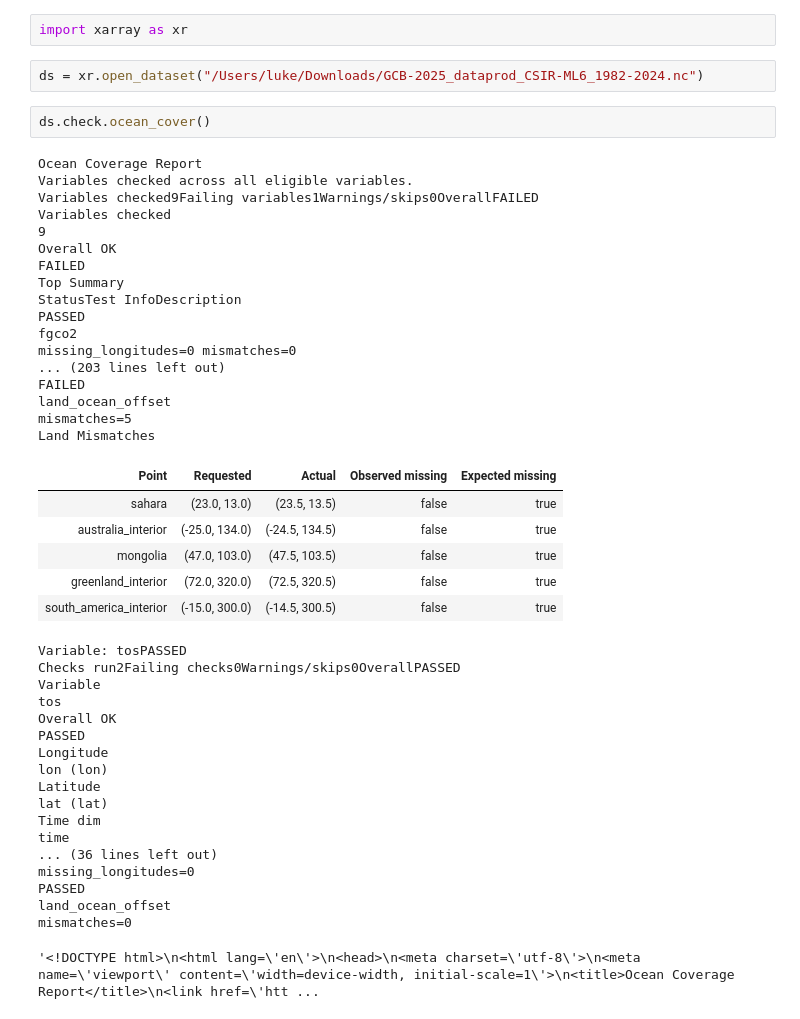
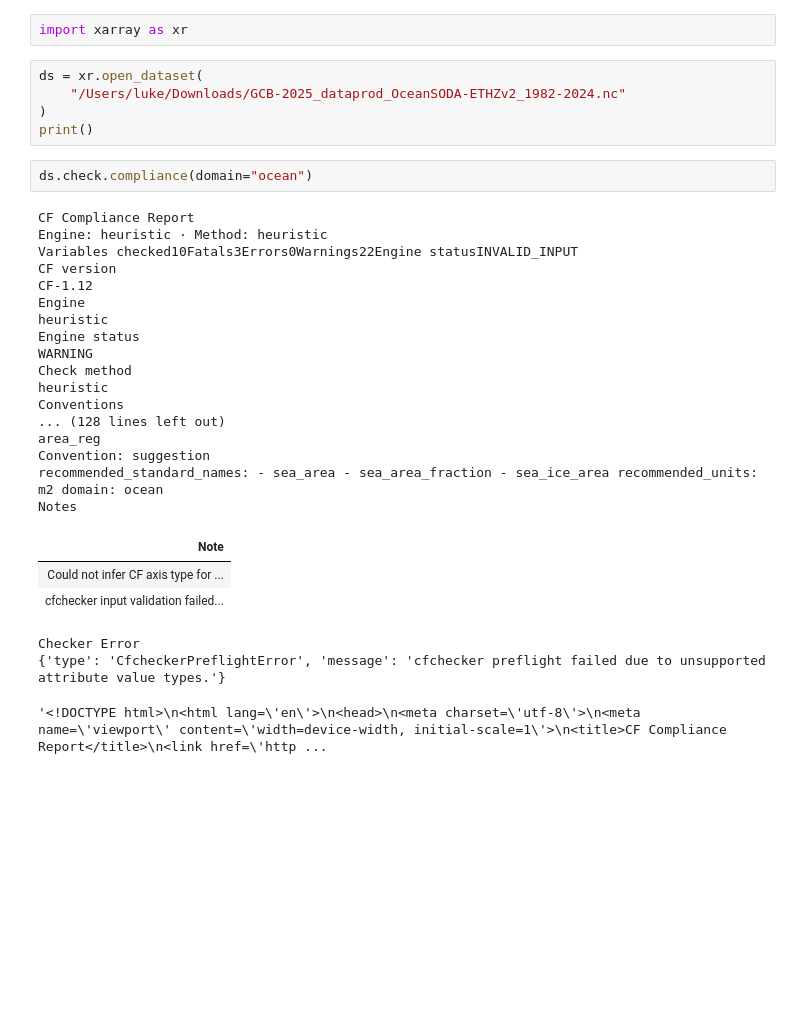
Before and after one commit to lukegre/nc-check, a Jupyter notebook: test.ipynb, the cells around one changed output. Cells and saved outputs as stored; diff of their text form; blank space fills up the shorter version.

```diff
--- a/test.ipynb
+++ b/test.ipynb
@@ -1,48 +1,33 @@
 # %%
 import xarray as xr
 # %%
-ds = xr.open_dataset("/Users/luke/Downloads/GCB-2025_dataprod_CSIR-ML6_1982-2024.nc")
+ds = xr.open_dataset(
+    "/Users/luke/Downloads/GCB-2025_dataprod_OceanSODA-ETHZv2_1982-2024.nc"
+)
+print()
 # %%
-ds.check.ocean_cover()
+ds.check.compliance(domain="ocean")
 # %% [output]
-Ocean Coverage Report
-Variables checked across all eligible variables.
-Variables checked9Failing variables1Warnings/skips0OverallFAILED
-Variables checked
-9
-Overall OK
-FAILED
-Top Summary
-StatusTest InfoDescription
-PASSED
-fgco2
-missing_longitudes=0 mismatches=0
-... (203 lines left out)
-FAILED
-land_ocean_offset
-mismatches=5
-Land Mismatches
+CF Compliance Report
+Engine: heuristic · Method: heuristic
+Variables checked10Fatals3Errors0Warnings22Engine statusINVALID_INPUT
+CF version
+CF-1.12
+Engine
+heuristic
+Engine status
+WARNING
+Check method
+heuristic
+Conventions
+... (128 lines left out)
+area_reg
+Convention: suggestion
+recommended_standard_names: - sea_area - sea_area_fraction - sea_ice_area recommended_units: m2 domain: ocean
+Notes
-| Point | Requested | Actual | Observed missing | Expected missing |
-| sahara | (23.0, 13.0) | (23.5, 13.5) | false | true |
-| australia_interior | (-25.0, 134.0) | (-24.5, 134.5) | false | true |
-| mongolia | (47.0, 103.0) | (47.5, 103.5) | false | true |
-| greenland_interior | (72.0, 320.0) | (72.5, 320.5) | false | true |
-| south_america_interior | (-15.0, 300.0) | (-14.5, 300.5) | false | true |
+| Note |
+| Could not infer CF axis type for ... |
+| cfchecker input validation failed... |
-Variable: tosPASSED
-Checks run2Failing checks0Warnings/skips0OverallPASSED
-Variable
-tos
-Overall OK
-PASSED
-Longitude
-lon (lon)
-Latitude
-lat (lat)
-Time dim
-time
-... (36 lines left out)
-missing_longitudes=0
-PASSED
-land_ocean_offset
-mismatches=0
+Checker Error
+{'type': 'CfcheckerPreflightError', 'message': 'cfchecker preflight failed due to unsupported attribute value types.'}
-'<!DOCTYPE html>\n<html lang=\'en\'>\n<head>\n<meta charset=\'utf-8\'>\n<meta name=\'viewport\' content=\'width=device-width, initial-scale=1\'>\n<title>Ocean Coverage Report</title>\n<link href=\'htt ...
+'<!DOCTYPE html>\n<html lang=\'en\'>\n<head>\n<meta charset=\'utf-8\'>\n<meta name=\'viewport\' content=\'width=device-width, initial-scale=1\'>\n<title>CF Compliance Report</title>\n<link href=\'http ...
```
Also changed, not shown: 5 other files.
